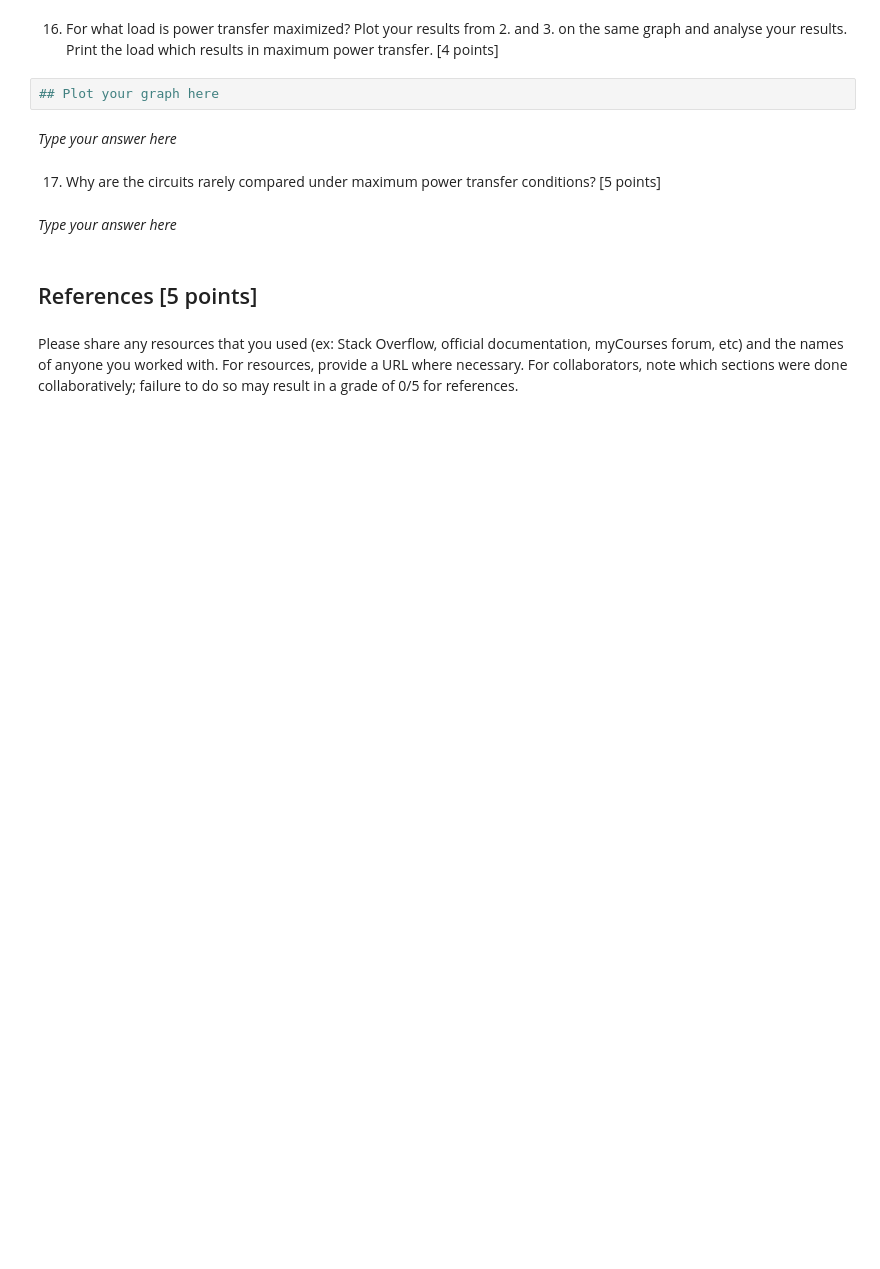
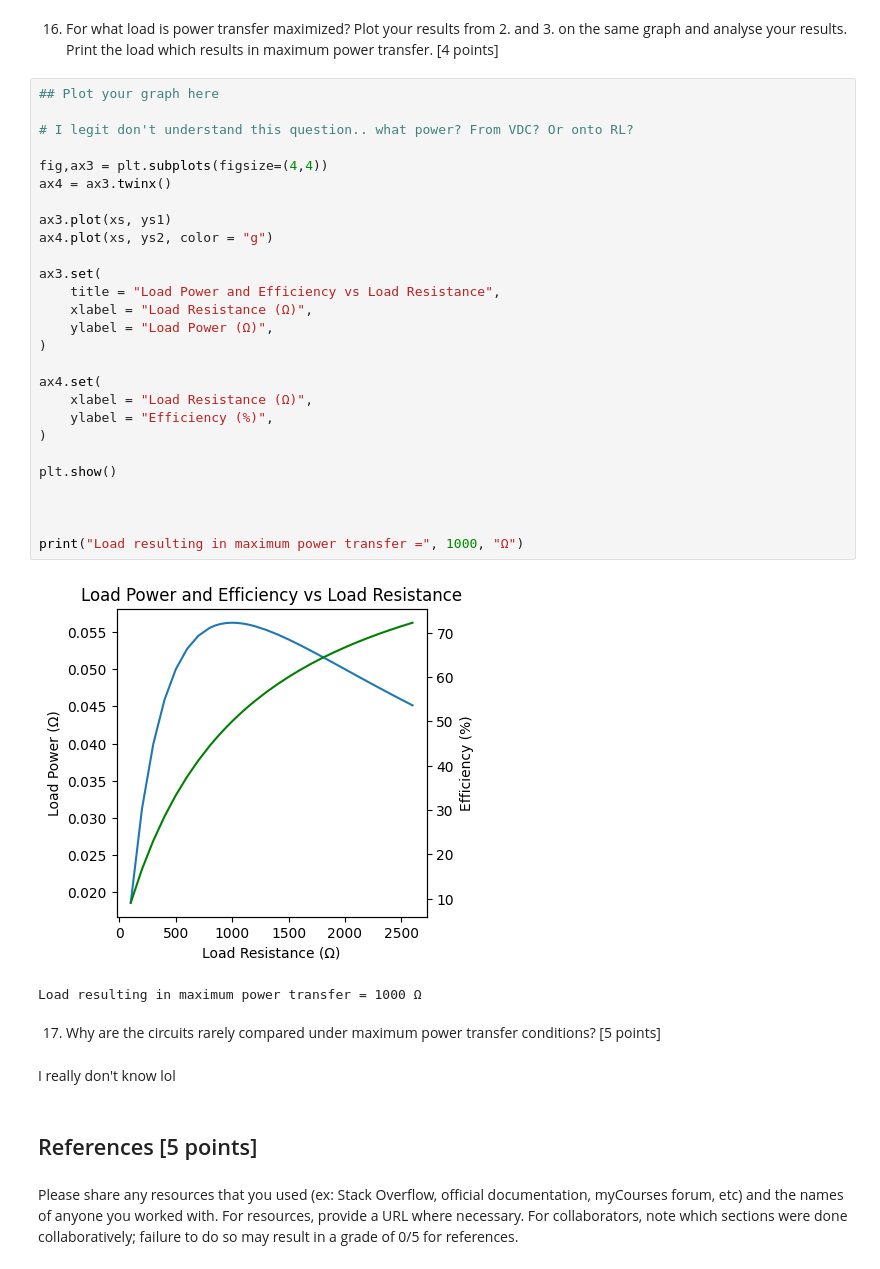
Before and after one commit to mon05mon05/MECH-383-Labs, a Jupyter notebook: Lab 1/Lab 1 Report.ipynb, the cells around one changed output. Saved outputs shown, nothing was run; the diff lists cells and outputs as text; blank space fills up the shorter version.

Commit message:
Deleted redundant file and answered some report questions

```diff
--- a/Lab 1/Lab 1 Report.ipynb
+++ b/Lab 1/Lab 1 Report.ipynb
@@ -294,12 +419,38 @@ plt.show()
 16. For what load is power transfer maximized? Plot your results from 2. and 3. on the same graph and analyse your results. Print the load which results in maximum power transfer. [4 points]
 # %%
 ## Plot your graph here
+
+# I legit don't understand this question.. what power? From VDC? Or onto RL?
+
+fig,ax3 = plt.subplots(figsize=(4,4))
+ax4 = ax3.twinx()
+
+ax3.plot(xs, ys1)
+ax4.plot(xs, ys2, color = "g")
+
+ax3.set(
+    title = "Load Power and Efficiency vs Load Resistance",
+    xlabel = "Load Resistance (Ω)",
+    ylabel = "Load Power (Ω)",
+)
+
+ax4.set(
+    xlabel = "Load Resistance (Ω)",
+    ylabel = "Efficiency (%)",
+)
+
+plt.show()
+
+
+
+print("Load resulting in maximum power transfer =", 1000, "Ω")
+# %% [output]
+[figure, added]
+Load resulting in maximum power transfer = 1000 Ω
-# %% [markdown]
-*Type your answer here*
 # %% [markdown]
 17. Why are the circuits rarely compared under maximum power transfer conditions? [5 points]
 # %% [markdown]
-*Type your answer here*
+I really don't know lol
 # %% [markdown]
 ## References [5 points]
 # %% [markdown]
```
Also changed, not shown: parts of 17 cells of this notebook, 1 other file.
